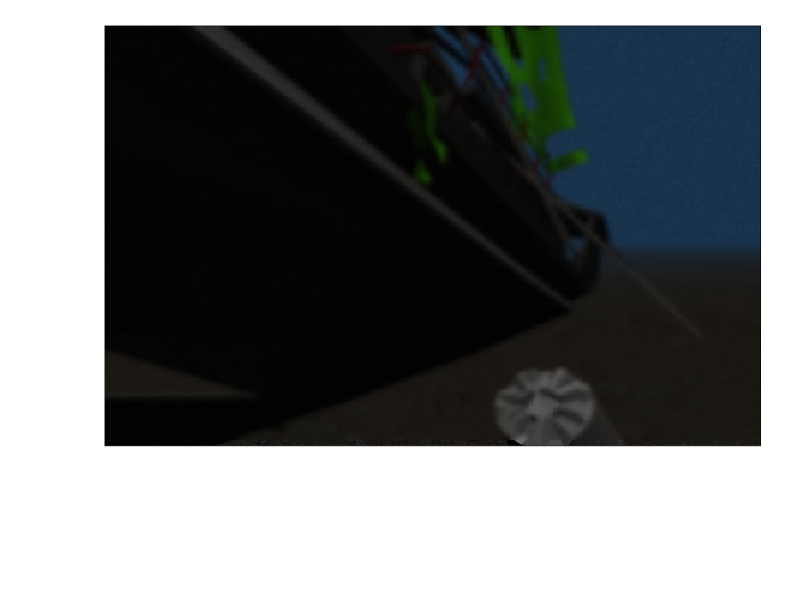
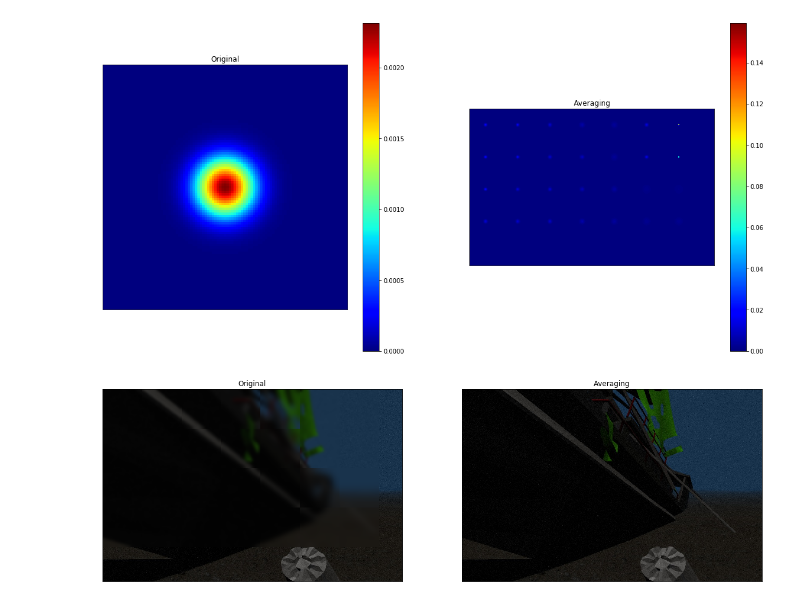
Before and after one commit to olayasturias/uw_img_sim, a Jupyter notebook: nodes/Untitled.ipynb, the cells around one changed output. Drawn from its saved outputs; the diff is of its cells as text; code cells hidden in the pictures; blank space fills up the shorter version.

```diff
--- a/nodes/Untitled.ipynb
+++ b/nodes/Untitled.ipynb
@@ -83,18 +84,22 @@ def sliding_window(image, stepSize, windowSize):
 # %%
 # define the window width and height
 clone = rgbimg.copy()
-(winW, winH) = (10, 10)
+gauss_image = np.zeros((rgbimg.shape[0],rgbimg.shape[1]), np.float32)
+(winW, winH) = (101, 101)
 print(np.amax(depthimg))
 
-for (x, y, window) in sliding_window(clone, stepSize=7, windowSize=(winW, winH)):
+for (x, y, window) in sliding_window(clone, stepSize=101, windowSize=(winW, winH)):
 	# if the window does not meet our desired window size, ignore it
 	if window.shape[0] != winH or window.shape[1] != winW:
 		continue
 
 	sig = np.mean(depthimg[y:y + winW, x:x + winH])+1
 
-	print (sig)
-	clone[y:y + winW, x:x + winH] = cv2.GaussianBlur(window,(winW-1, winH-1), int(sig))
+
+	#clone[y:y + winW, x:x + winH] = cv2.GaussianBlur(window,(winW, winH), int(sig))
+	kernel = gaussian_kernel(size = winW, sigma = sig)
+	gauss_image[y:y + winW, x:x + winH] = gauss_image[y:y + winW, x:x + winH] + kernel
+	clone[y:y + winW, x:x + winH] = cv2.filter2D(clone[y:y + winW, x:x + winH],-1,kernel)
 
 
 	# since we do not have a classifier, we'll just draw the window
@@ -123,7 +112,18 @@ for (x, y, window) in sliding_window(clone, stepSize=7, windowSize=(winW, winH))
-# %%
-plt.rcParams['figure.figsize'] = [20, 10]
-plt.imshow(clone)
-plt.xticks([]), plt.yticks([])  # to hide tick values on X and Y axis
-plt.show()
-# %% [output]
-[figure, removed]
+# %%
+plt.subplot(121),plt.imshow(kernel, cmap=plt.get_cmap('jet'), interpolation='nearest'),plt.title('Original')
+plt.xticks([]), plt.yticks([]),plt.colorbar()
+plt.subplot(122),plt.imshow(gauss_image, cmap=plt.get_cmap('jet'), interpolation='nearest'),plt.title('Averaging')
+plt.xticks([]), plt.yticks([]),plt.colorbar()
+plt.show()
+# %% [output]
+[figure, added]
+# %%
+#clone = rgbimg.copy()
+#dst = cv2.filter2D(clone,-1,gauss_image)
+plt.subplot(121),plt.imshow(clone),plt.title('Original')
+plt.xticks([]), plt.yticks([])
+plt.subplot(122),plt.imshow(rgbimg),plt.title('Averaging')
+plt.xticks([]), plt.yticks([])
+plt.show()
+# %% [output]
+[figure, added]
```
Also changed, not shown: parts of 7 cells of this notebook.
